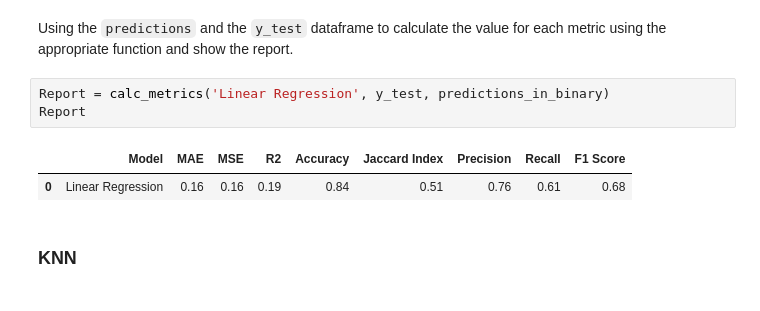
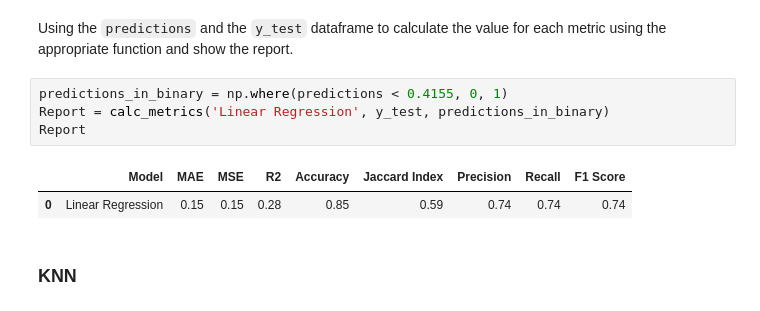
Before and after one commit to Akhand-Pratap-Tiwari/Comparative-study-of-ML-models-on-Rainfall-Dataset, a Jupyter notebook: comprison_of_ML_models.ipynb, the cells around one changed output. Saved outputs shown, nothing was run; the diff lists cells and outputs as text.

```diff
--- a/comprison_of_ML_models.ipynb
+++ b/comprison_of_ML_models.ipynb
@@ -178,11 +245,12 @@ predictions_in_binary = np.rint(predictions)
 # %% [markdown]
 Using the `predictions` and the `y_test` dataframe to calculate the value for each metric using the appropriate function and show the report.
 # %%
+predictions_in_binary = np.where(predictions < 0.4155, 0, 1)
 Report = calc_metrics('Linear Regression', y_test, predictions_in_binary)
 Report
 # %% [output]
 |  | Model | MAE | MSE | R2 | Accuracy | Jaccard Index | Precision | Recall | F1 Score |
-| 0 | Linear Regression | 0.16 | 0.16 | 0.19 | 0.84 | 0.51 | 0.76 | 0.61 | 0.68 |
+| 0 | Linear Regression | 0.15 | 0.15 | 0.28 | 0.85 | 0.59 | 0.74 | 0.74 | 0.74 |
 # %% [markdown]
 ### KNN
 # %% [markdown]
```
Also changed, not shown: parts of 17 cells of this notebook.
